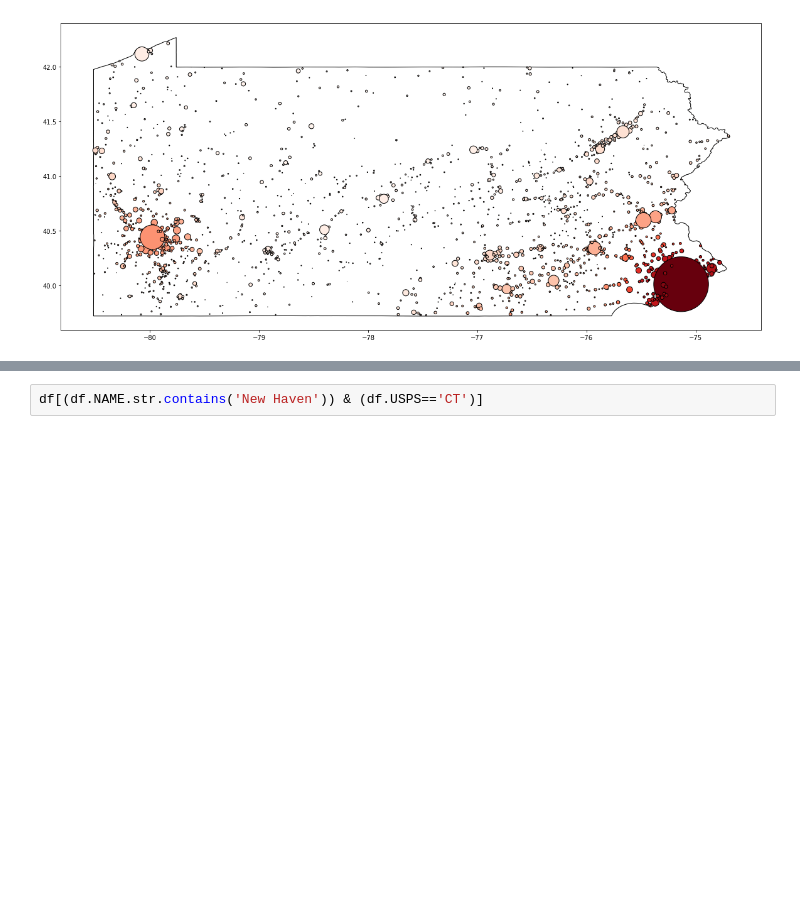
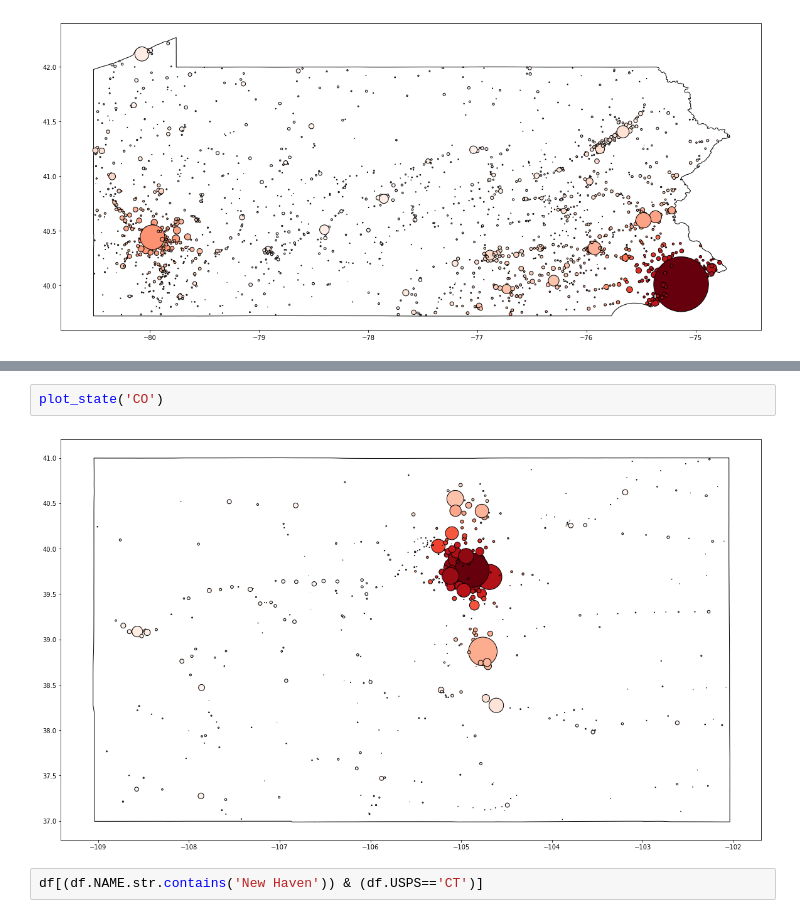
Before and after one commit to davidmcclure/us-pop-density, a Jupyter notebook: notebooks/04-scores.ipynb, the cells around one changed output, grey strips where cells are left out. Saved outputs shown, nothing was run; the diff lists cells and outputs as text; blank space fills up the shorter version.

```diff
--- a/notebooks/04-scores.ipynb
+++ b/notebooks/04-scores.ipynb
@@ -71,3 +83,7 @@ plot_state('PA')
+# %%
+plot_state('CO')
+# %% [output]
+[figure, added]
 # %%
 df[(df.NAME.str.contains('New Haven')) & (df.USPS=='CT')]
 # %% [output]
```
Also changed, not shown: parts of 3 cells of this notebook, 9 other files.
